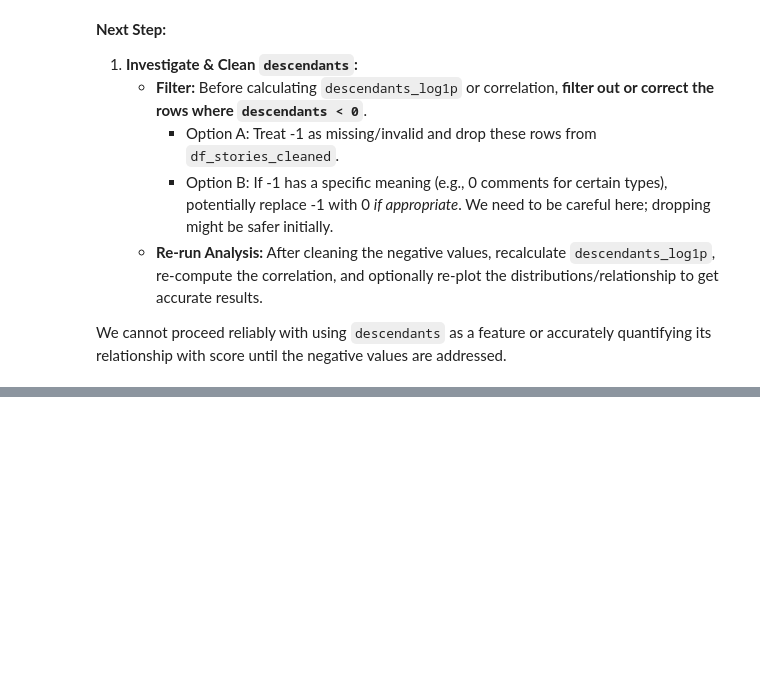
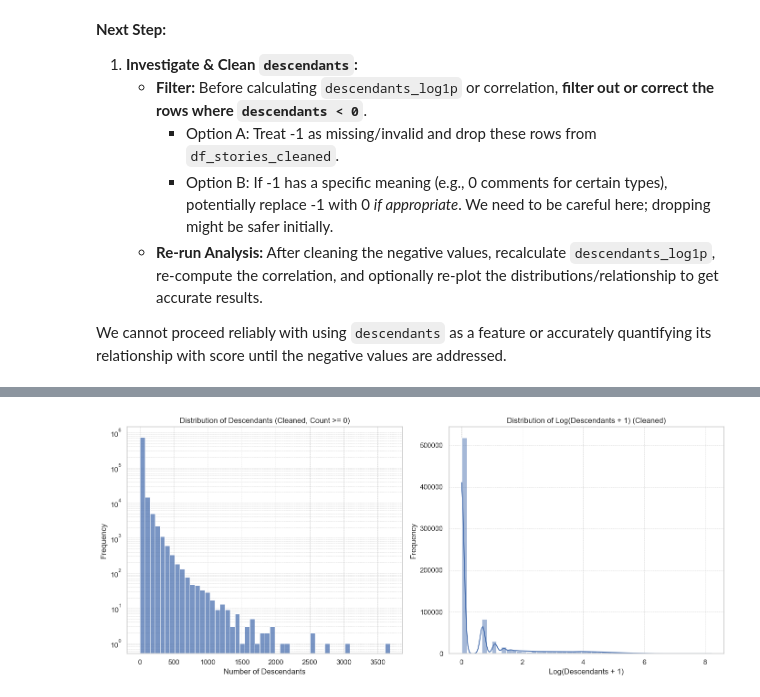
Before and after one commit to ocmoney/Dropout_Disco, a Jupyter notebook: notebooks/eda.ipynb, the cells around one changed output, grey strips where cells are left out. Drawn from its saved outputs; the diff is of its cells as text; code cells hidden in the pictures; blank space fills up the shorter version.

```diff
--- a/notebooks/eda.ipynb
+++ b/notebooks/eda.ipynb
@@ -1086,0 +1097,87 @@ We cannot proceed reliably with using `descendants` as a feature or accurately q
+# %%
+import pandas as pd
+import numpy as np
+import matplotlib.pyplot as plt
+import seaborn as sns
+from IPython.display import display
+
+# Assume 'df_stories_cleaned' exists from the previous step where rows with
+# missing title/score/descendants were already dropped, BUT before the problematic
+# log1p calculation for descendants might have added NaNs or Infs.
+# If not, you might need to recreate it from df_stories:
+df_stories_cleaned = df_stories.dropna(subset=['title', 'score', 'descendants']).copy()
+
+if 'df_stories_cleaned' in locals() and not df_stories_cleaned.empty:
+
+    print(f"Starting with {len(df_stories_cleaned):,} rows before filtering negative descendants.")
+
+    # --- Filter out negative descendant counts ---
+    rows_before_neg_filter = len(df_stories_cleaned)
+    df_stories_cleaned = df_stories_cleaned[df_stories_cleaned['descendants'] >= 0].copy() # Keep only 0 or positive
+    rows_after_neg_filter = len(df_stories_cleaned)
+    rows_dropped_neg = rows_before_neg_filter - rows_after_neg_filter
+    print(f"Removed {rows_dropped_neg:,} rows where descendants < 0.")
+    print(f"Working with {rows_after_neg_filter:,} fully cleaned stories for descendants analysis.")
+
+    if not df_stories_cleaned.empty:
+        # --- Recalculate Log Transformations ---
+        # Ensure log score is present (might have been calculated before)
+        if 'score_log1p' not in df_stories_cleaned.columns:
+            df_stories_cleaned['score_log1p'] = np.log1p(df_stories_cleaned['score'])
+        # Calculate log descendants on the cleaned data
+        df_stories_cleaned['descendants_log1p'] = np.log1p(df_stories_cleaned['descendants'])
+
+        # --- Re-Analyze Descendants Distribution ---
+        print("\n--- Descendants Summary Statistics (After Cleaning < 0) ---")
+        display(df_stories_cleaned[['descendants', 'descendants_log1p']].describe())
+
+        print("\n--- Re-Plotting Descendants Distributions (Cleaned) ---")
+        plt.figure(figsize=(14, 6))
+
+        plt.subplot(1, 2, 1)
+        sns.histplot(df_stories_cleaned['descendants'], bins=50, kde=False)
+        plt.title('Distribution of Descendants (Cleaned, Count >= 0)')
+        plt.xlabel('Number of Descendants')
+        plt.ylabel('Frequency')
+        plt.yscale('log')
+        plt.grid(True, which="both", ls="--", linewidth=0.5)
+
+        plt.subplot(1, 2, 2)
+        sns.histplot(df_stories_cleaned['descendants_log1p'], bins=50, kde=True)
+        plt.title('Distribution of Log(Descendants + 1) (Cleaned)')
+        plt.xlabel('Log(Descendants + 1)')
+        plt.ylabel('Frequency')
+        plt.grid(True, which="both", ls="--", linewidth=0.5)
+
+        plt.tight_layout()
+        plt.show()
+
+        # --- Re-Analyze Correlation with Score ---
+        print("\n--- Re-Calculating Correlation (Cleaned) ---")
+        # Ensure both columns exist and are numeric before calculating correlation
+        if 'descendants_log1p' in df_stories_cleaned.columns and 'score_log1p' in df_stories_cleaned.columns:
+            correlation = df_stories_cleaned['descendants_log1p'].corr(df_stories_cleaned['score_log1p'])
+            print(f"Pearson correlation between log(descendants+1) and log(score+1): {correlation:.3f}") # Should work now
+        else:
+            print("Required columns for correlation not found.")
+
+        # --- Re-Visualize Relationship ---
+        print("\n--- Re-Visualizing Relationship (Cleaned) ---")
+        plt.figure(figsize=(10, 8))
+
+        # Hexbin plot
+        plt.hexbin(df_stories_cleaned['descendants_log1p'], df_stories_cleaned['score_log1p'], gridsize=50, cmap='viridis', mincnt=1)
+        plt.colorbar(label='Count in bin')
+
+        plt.xlabel('Log(Descendants + 1)')
+        plt.ylabel('Log(Score + 1)')
+        plt.title('Relationship between Comment Count and Score (Log Scales, Cleaned)')
+        plt.grid(True, which="both", ls="--", linewidth=0.5)
+        plt.show()
+
+    else:
+        print("DataFrame became empty after filtering negative descendants.")
+
+else:
+    print("Error: df_stories_cleaned DataFrame not found or is empty. Cannot perform cleaning.")
+# %% [output]
@@ -1086,0 +1199 @@ We cannot proceed reliably with using `descendants` as a feature or accurately q
+[figure, added]
```
Also changed, not shown: parts of 14 cells of this notebook.
